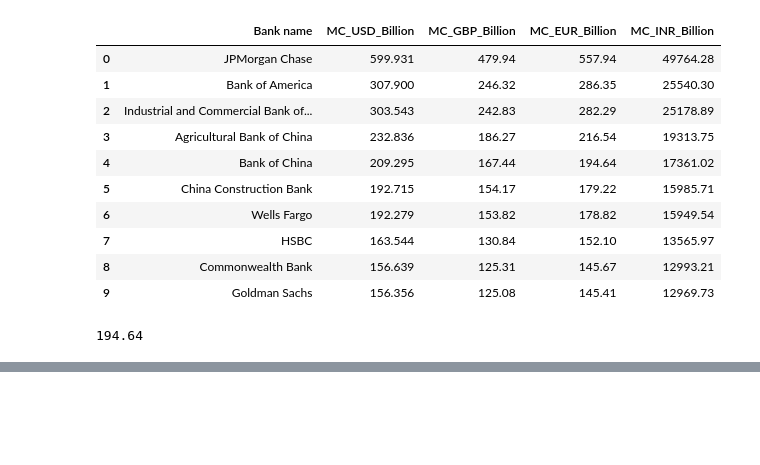
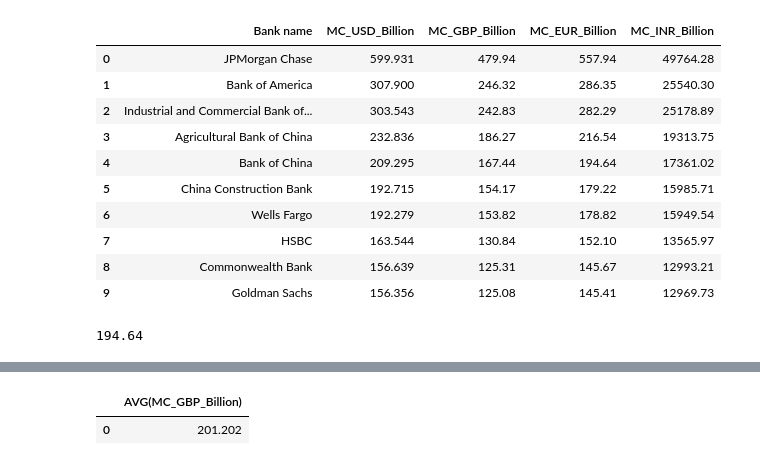
Before and after one commit to davi-aguiar-vieira/IBM-Data-Engineering, a Jupyter notebook: Python Project for Data Engineering/banks_project.ipynb, the cells around one changed output, grey strips where cells are left out. Drawn from its saved outputs; the diff is of its cells as text; code cells hidden in the pictures; blank space fills up the shorter version.

```diff
--- a/Python Project for Data Engineering/banks_project.ipynb
+++ b/Python Project for Data Engineering/banks_project.ipynb
@@ -153,0 +186,9 @@ df.to_csv('./largest_banks.csv', index=False)
+# %%
+conn = sqlite3.connect(db_name)
+query = 'SELECT AVG(MC_GBP_Billion) FROM Largest_banks'
+df = pd.read_sql_query(query, conn)
+conn.close()
+df
+# %% [output]
+|  | AVG(MC_GBP_Billion) |
+| 0 | 201.202 |
```
Also changed, not shown: parts of 9 cells of this notebook, 1 other file.
